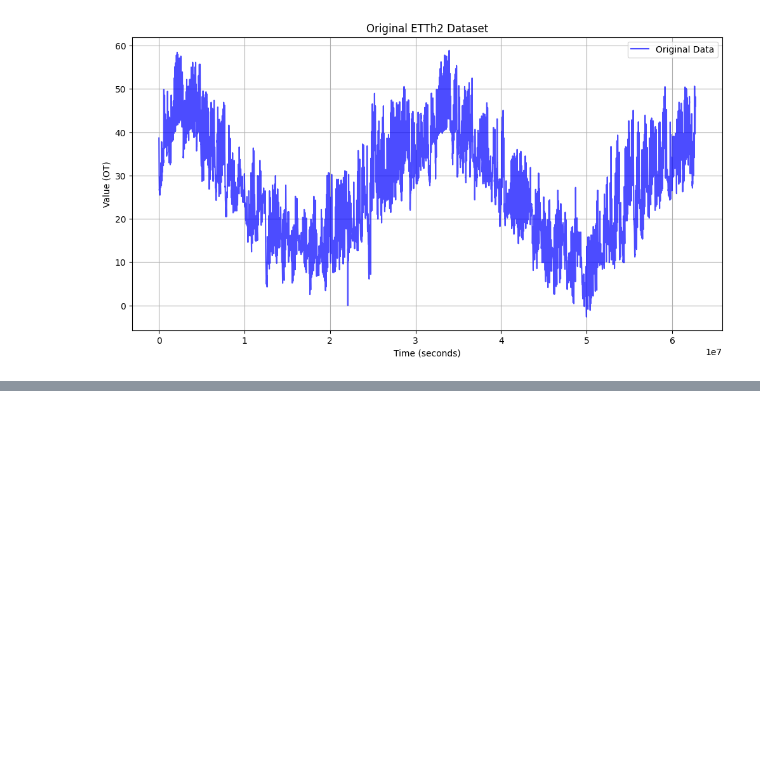
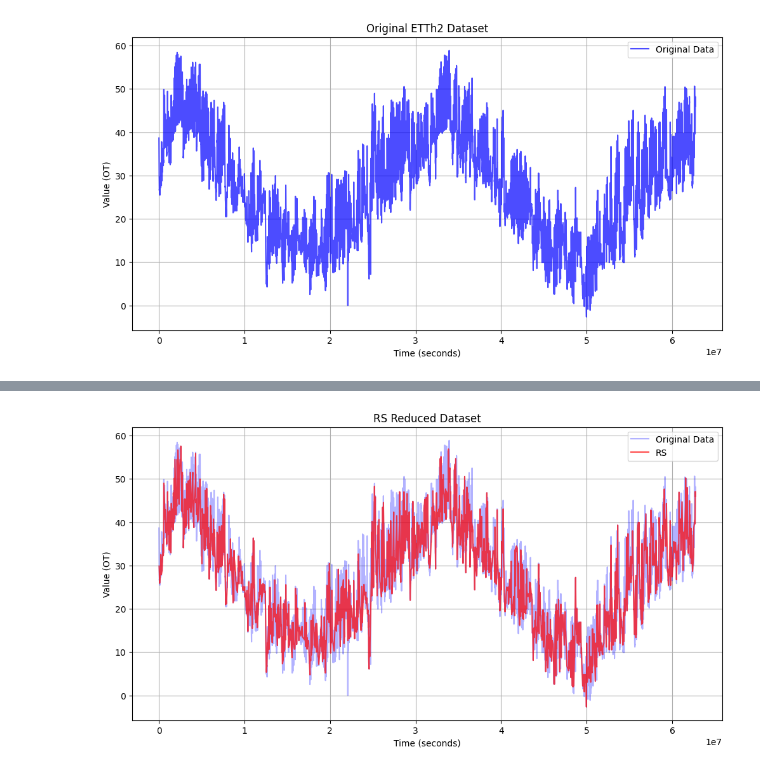
Before and after one commit to parniang/PASS, a Jupyter notebook: Task_Dr_Ahmed.ipynb, the cells around one changed output, grey strips where cells are left out. Cells and saved outputs as stored; diff of their text form; code cells hidden in the pictures; blank space fills up the shorter version.

```diff
--- a/Task_Dr_Ahmed.ipynb
+++ b/Task_Dr_Ahmed.ipynb
@@ -9,17 +9,13 @@ from sklearn.metrics import mean_squared_error
 from skimage.metrics import structural_similarity as ssim
 import matplotlib.pyplot as plt
 
-!cp /content/ETTh2.csv /content/sample_data/
-file_path = '/content/sample_data/ETTh2.csv'
+file_path = '/ETTh2.csv'
 df = pd.read_csv(file_path)
-
-#file_path = '/content/ETTh2.csv'
-#df = pd.read_csv(file_path)
-
 
 df["date"] = pd.to_datetime(df["date"])
 df["time"] = (df["date"] - df["date"].iloc[0]).dt.total_seconds()
 df = df.rename(columns={"OT": "value"})
+
 
 def pass_algorithm(data, theta):
     windows = []
@@ -63,6 +59,34 @@ def reduce_dataset(data, windows):
     selected_indices = sorted(list(selected_indices))
     return data.iloc[selected_indices]
 
+
+def paa_reduction(data, num_segments):
+    segment_size = len(data) // num_segments
+    reduced_indices = [i * segment_size for i in range(num_segments)] + [len(data) - 1]
+    return data.iloc[sorted(set(reduced_indices))]
+
+def minmax_reduction(data, threshold):
+    reduced_data = data[(data["value"] >= data["value"].min() + threshold) &
+                        (data["value"] <= data["value"].max() - threshold)]
+    return reduced_data
+
+def asap_reduction(data):
+    return data.iloc[::10]
+
+def m4_reduction(data):
+    return data.iloc[::20]
+
+def rs_reduction(data):
+    return data.sample(frac=0.1).sort_index()
+
+def ss_reduction(data):
+    step = max(1, len(data) // 100)
+    return data.iloc[::step]
+
+def vw_reduction(data, threshold):
+    return data.iloc[::5]
+
+
 def evaluate_reduction(original_data, reduced_data):
     start_time = time.time()
     interpolated_values = np.interp(original_data["time"], reduced_data["time"], reduced_data["value"])
@@ -88,9 +112,33 @@ def evaluate_reduction(original_data, reduced_data):
         "Sampled Data Points": sampled_points
     }
 
+
+num_segments_paa = 100
+minmax_threshold = 5
+vw_threshold = 0.2
 threshold_theta = 0.01
-windows = pass_algorithm(df, threshold_theta)
-reduced_df = reduce_dataset(df, windows)
+
+methods = {
+    "PASS": lambda data: reduce_dataset(data, pass_algorithm(data, threshold_theta)),
+    "PAA": lambda data: paa_reduction(data, num_segments_paa),
+    "MinMax": lambda data: minmax_reduction(data, minmax_threshold),
+    "ASAP": asap_reduction,
+    "M4": m4_reduction,
+    "RS": rs_reduction,
+    "SS": ss_reduction,
+    "VW": lambda data: vw_reduction(data, vw_threshold),
+}
+
+
+results = {}
+for method_name, method_function in methods.items():
+    reduced_data = method_function(df)
+    results[method_name] = evaluate_reduction(df, reduced_data)
+
+
+results_df = pd.DataFrame(results).T
+results_df = results_df.transpose()
+
 
 plt.figure(figsize=(12, 6))
 plt.plot(df["time"], df["value"], color="blue", label="Original Data", alpha=0.7)
@@ -101,20 +149,24 @@ plt.legend()
 plt.grid(True)
 plt.show()
 
-metrics = evaluate_reduction(df, reduced_df)
 
-plt.figure(figsize=(12, 6))
-plt.plot(df["time"], df["value"], color="blue", label="Original Data", alpha=0.5)
-plt.plot(reduced_df["time"], reduced_df["value"], color="red", label="Reduced Data", alpha=0.7, linewidth=2)
-plt.title(f"PASS Algorithm with Threshold {threshold_theta}")
-plt.xlabel("Time (seconds)")
-plt.ylabel("Value (OT)")
-plt.legend()
-plt.grid(True)
-plt.show()
 
+for method_name, method_function in methods.items():
+    reduced_data = method_function(df)
+    plt.figure(figsize=(12, 6))
+    plt.plot(df["time"], df["value"], color="blue", label="Original Data", alpha=0.3)
+    plt.plot(reduced_data["time"], reduced_data["value"], label=method_name, alpha=0.7, color="red")
+    plt.title(f"{method_name} Reduced Dataset")
+    plt.xlabel("Time (seconds)")
+    plt.ylabel("Value (OT)")
+    plt.legend()
+    plt.grid(True)
+    plt.show()
 
 print("Metrics for PASS with Threshold 0.01:")
 for metric, value in metrics.items():
     print(f"{metric}: {value}")
+
+print("Reduction Method Metrics: ")
+print(results_df)
 # %% [output]
@@ -130,0 +180 @@ Sampled Data Points: 6159
+[figure, added]
```
Also changed, not shown: parts of 2 cells of this notebook.
